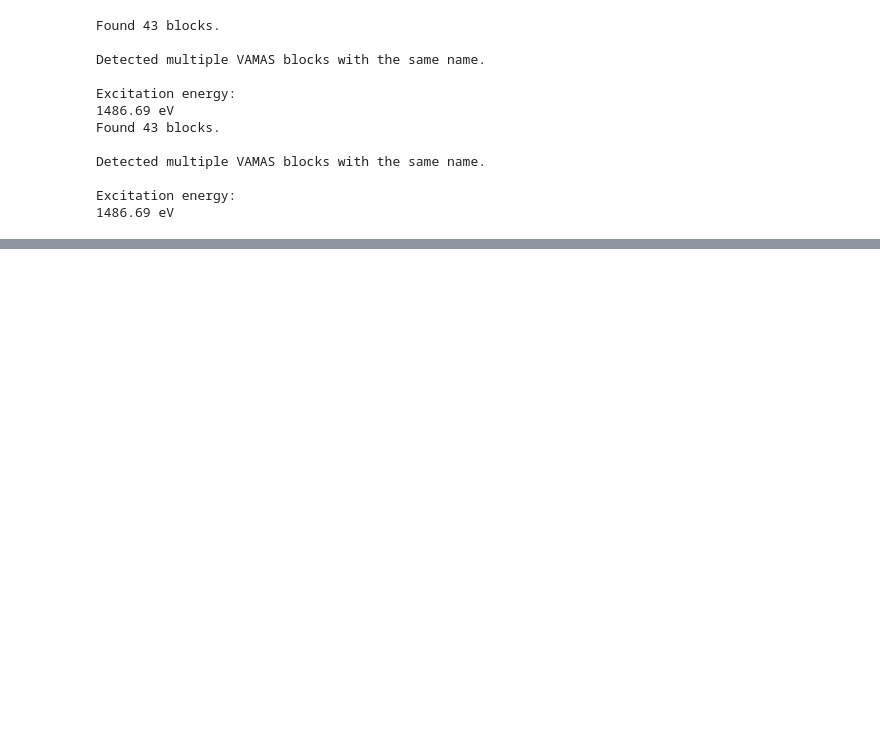
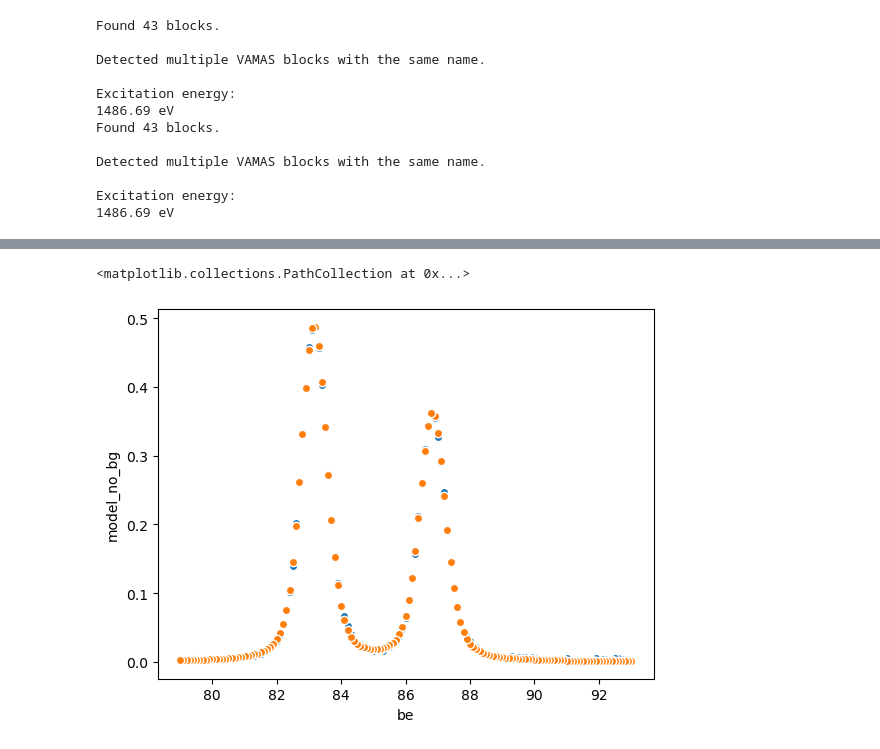
Before and after one commit to picklerixs/meitner, a Jupyter notebook: xarray_test.ipynb, the cells around one changed output, grey strips where cells are left out. Drawn from its saved outputs; the diff is of its cells as text; code cells hidden in the pictures; blank space fills up the shorter version.

Commit message:
Implemented minimize(). It works!
Also implemented and tested passing expr_constraints to Fit.

```diff
--- a/xarray_test.ipynb
+++ b/xarray_test.ipynb
@@ -68,0 +79,3 @@ Data variables:
+# %%
+file1 = 'au3-0001.pxt.vms'
+xps1 = meitner.Xps.from_vamas(path=file1, region_id=1)
@@ -68,0 +87,11 @@ Data variables:
+# %%
+expr_constraints = {'d0_p0_amplitude': {'value': 0.5, 'min': 0, 'max': 1},
+                    'd0_p1_amplitude': {'value': 0.5*3/4, 'min': 0, 'max': 1},
+                    'd0_p0_center': {'value': 83, 'min': 82, 'max': 84},
+                    'd0_p1_center': {'value': 86.5, 'min': 85, 'max': 88},
+                    'd0_p0_sigma': {'value': 0.5, 'min': 0, 'max': 1.5},
+                    'd0_p1_sigma': {'value': 0.5, 'min': 0, 'max': 1.5},
+                    'd0_p0_gamma': {'value': 0.5, 'min': 0, 'max': 1.5},
+                    'd0_p1_gamma': {'value': 0.5, 'min': 0, 'max': 1.5}}
+fit1 = meitner.Fit(xps1, n_peaks=2, first_peak_index=0, fit=True, be_guess=[83,88],
+                   expr_constraints=expr_constraints)
@@ -68,0 +141,7 @@ Data variables:
+# %%
+fig, ax = plt.subplots()
+fit1.xps['d0'].ds.plot.scatter(x='be',y='cps_no_bg_norm',ax=ax)
+fit1.xps['d0'].ds.plot.scatter(x='be',y='model_no_bg',ax=ax)
+# %% [output]
+<matplotlib.collections.PathCollection at 0x...>
+[figure, added]
```
Also changed, not shown: parts of 6 cells of this notebook, 1 other file.
